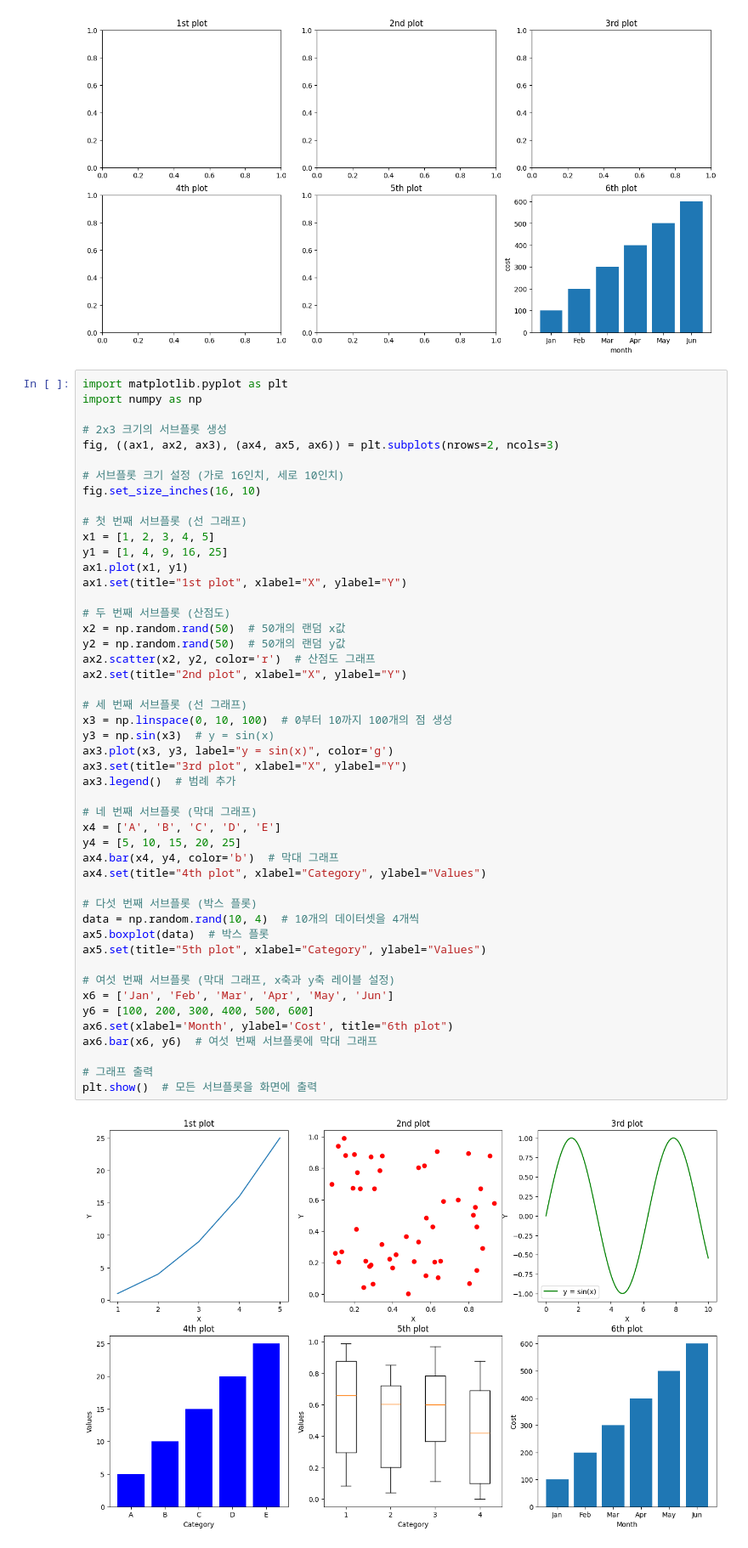
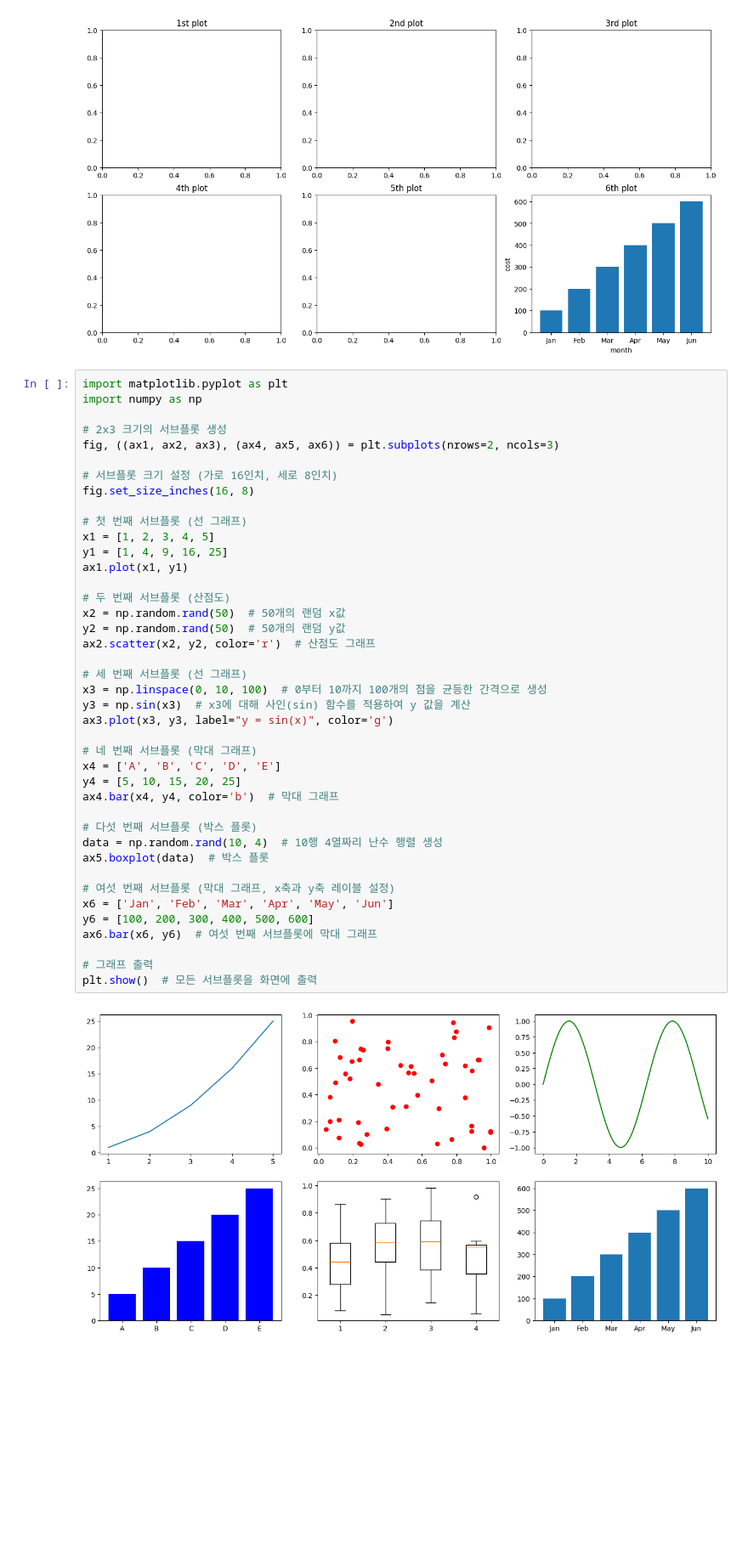
Before and after one commit to Lsoeun/2501_PYTHON, a Jupyter notebook: Day16/ex02.ipynb, the cells around one changed output. Shown at 85% size. Drawn from its saved outputs; the diff is of its cells as text; blank space fills up the shorter version.

```diff
--- a/Day16/ex02.ipynb
+++ b/Day16/ex02.ipynb
@@ -152,46 +152,39 @@ import numpy as np
 # 2x3 크기의 서브플롯 생성
 fig, ((ax1, ax2, ax3), (ax4, ax5, ax6)) = plt.subplots(nrows=2, ncols=3)
 
-# 서브플롯 크기 설정 (가로 16인치, 세로 10인치)
-fig.set_size_inches(16, 10)
+# 서브플롯 크기 설정 (가로 16인치, 세로 8인치)
+fig.set_size_inches(16, 8)
 
 # 첫 번째 서브플롯 (선 그래프)
 x1 = [1, 2, 3, 4, 5]
 y1 = [1, 4, 9, 16, 25]
 ax1.plot(x1, y1)
-ax1.set(title="1st plot", xlabel="X", ylabel="Y")
 
 # 두 번째 서브플롯 (산점도)
 x2 = np.random.rand(50)  # 50개의 랜덤 x값
 y2 = np.random.rand(50)  # 50개의 랜덤 y값
 ax2.scatter(x2, y2, color='r')  # 산점도 그래프
-ax2.set(title="2nd plot", xlabel="X", ylabel="Y")
 
 # 세 번째 서브플롯 (선 그래프)
-x3 = np.linspace(0, 10, 100)  # 0부터 10까지 100개의 점 생성
-y3 = np.sin(x3)  # y = sin(x)
+x3 = np.linspace(0, 10, 100)  # 0부터 10까지 100개의 점을 균등한 간격으로 생성
+y3 = np.sin(x3)  # x3에 대해 사인(sin) 함수를 적용하여 y 값을 계산
 ax3.plot(x3, y3, label="y = sin(x)", color='g')
-ax3.set(title="3rd plot", xlabel="X", ylabel="Y")
-ax3.legend()  # 범례 추가
 
 # 네 번째 서브플롯 (막대 그래프)
 x4 = ['A', 'B', 'C', 'D', 'E']
 y4 = [5, 10, 15, 20, 25]
 ax4.bar(x4, y4, color='b')  # 막대 그래프
-ax4.set(title="4th plot", xlabel="Category", ylabel="Values")
 
 # 다섯 번째 서브플롯 (박스 플롯)
-data = np.random.rand(10, 4)  # 10개의 데이터셋을 4개씩
+data = np.random.rand(10, 4)  # 10행 4열짜리 난수 행렬 생성
 ax5.boxplot(data)  # 박스 플롯
-ax5.set(title="5th plot", xlabel="Category", ylabel="Values")
 
 # 여섯 번째 서브플롯 (막대 그래프, x축과 y축 레이블 설정)
 x6 = ['Jan', 'Feb', 'Mar', 'Apr', 'May', 'Jun']
 y6 = [100, 200, 300, 400, 500, 600]
-ax6.set(xlabel='Month', ylabel='Cost', title="6th plot")
 ax6.bar(x6, y6)  # 여섯 번째 서브플롯에 막대 그래프
 
 # 그래프 출력
 plt.show()  # 모든 서브플롯을 화면에 출력
 # %% [output]
-[figure, old version]
+[figure, new version]
```
Also changed, not shown: 1 other file.
